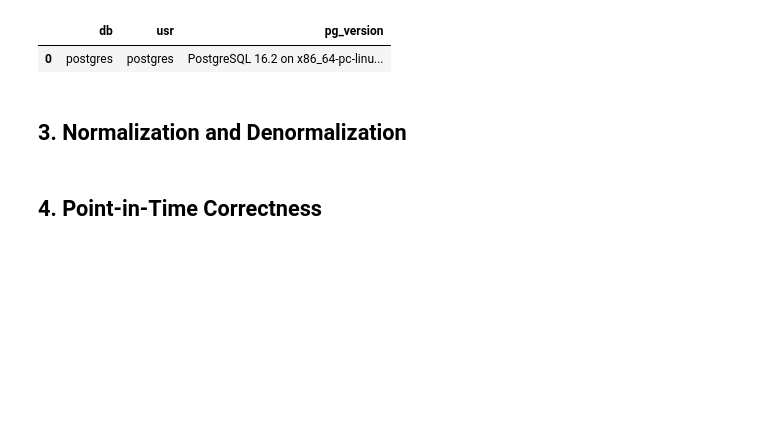
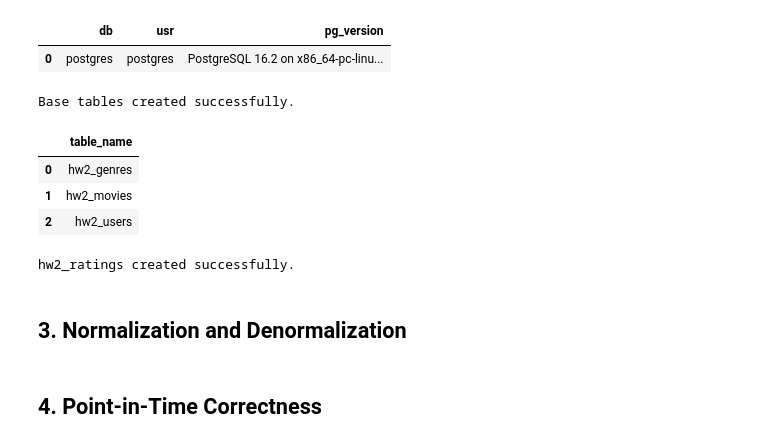
Before and after one commit to BorysZhyhalo/goit-rdb-hw-02, a Jupyter notebook: hw2_movie_recommendation.ipynb, the cells around one changed output. Saved outputs shown, nothing was run; the diff lists cells and outputs as text; code cells hidden in the pictures; blank space fills up the shorter version.

```diff
--- a/hw2_movie_recommendation.ipynb
+++ b/hw2_movie_recommendation.ipynb
@@ -74,26 +82,68 @@ with engine.begin() as conn:
 # %%
 with engine.begin() as conn:
     conn.execute(text("""
+        CREATE TABLE hw2_users (
+            user_id BIGINT PRIMARY KEY,
+            age INTEGER NOT NULL CHECK (age > 0),
+            gender VARCHAR(20) NOT NULL,
+            occupation TEXT NOT NULL,
+            zip_code VARCHAR(20)
+        );
 
-CREATE TABLE hw2_users (
-  user_id BIGINT PRIMARY KEY,
-  age INTEGER	NOT NULL CHECK (age > 0),
-  gender VARCHAR(20)	NOT NULL,
-  occupation TEXT	NOT NULL,
-  zip_code VARCHAR(20)
-);
+        CREATE TABLE hw2_movies (
+            movie_id BIGINT PRIMARY KEY,
+            title TEXT NOT NULL,
+            release_date DATE
+        );
 
-CREATE TABLE hw2_movies (
-    movie_id	BIGINT	PRIMARY KEY,
-    title	TEXT	NOT NULL,
-    release_date	DATE
-);
+        CREATE TABLE hw2_genres (
+            genre_id INTEGER PRIMARY KEY,
+            genre_name VARCHAR(100) NOT NULL UNIQUE
+        );
+    """))
 
-CREATE TABLE hw2_genres(
-    genre_id	INTEGER	PRIMARY KEY,
-    genre_name	VARCHAR(100)	NOT NULL UNIQUE
-);
-"""))
+print("Base tables created successfully.")
+# %% [output]
+Base tables created successfully.
+# %%
+tables = pd.read_sql("""
+    SELECT table_name
+    FROM information_schema.tables
+    WHERE table_schema = 'public'
+      AND LEFT(table_name, 4) = 'hw2_'
+    ORDER BY table_name;
+""", engine)
+
+tables
+# %% [output]
+|  | table_name |
+| 0 | hw2_genres |
+| 1 | hw2_movies |
+| 2 | hw2_users |
+# %%
+with engine.begin() as conn:
+    conn.execute(text("""
+        CREATE TABLE hw2_ratings (
+            rating_id BIGINT
+                GENERATED BY DEFAULT AS IDENTITY
+                PRIMARY KEY,
+
+            user_id BIGINT NOT NULL
+                REFERENCES hw2_users(user_id),
+
+            movie_id BIGINT NOT NULL
+                REFERENCES hw2_movies(movie_id),
+
+            rating INTEGER NOT NULL
+                CHECK (rating BETWEEN 1 AND 5),
+
+            rating_ts TIMESTAMPTZ NOT NULL
+        );
+    """))
+
+print("hw2_ratings created successfully.")
+# %% [output]
+hw2_ratings created successfully.
 # %% [markdown]
 ## 3. Normalization and Denormalization
 # %% [markdown]
```
Also changed, not shown: parts of 1 cell of this notebook.
